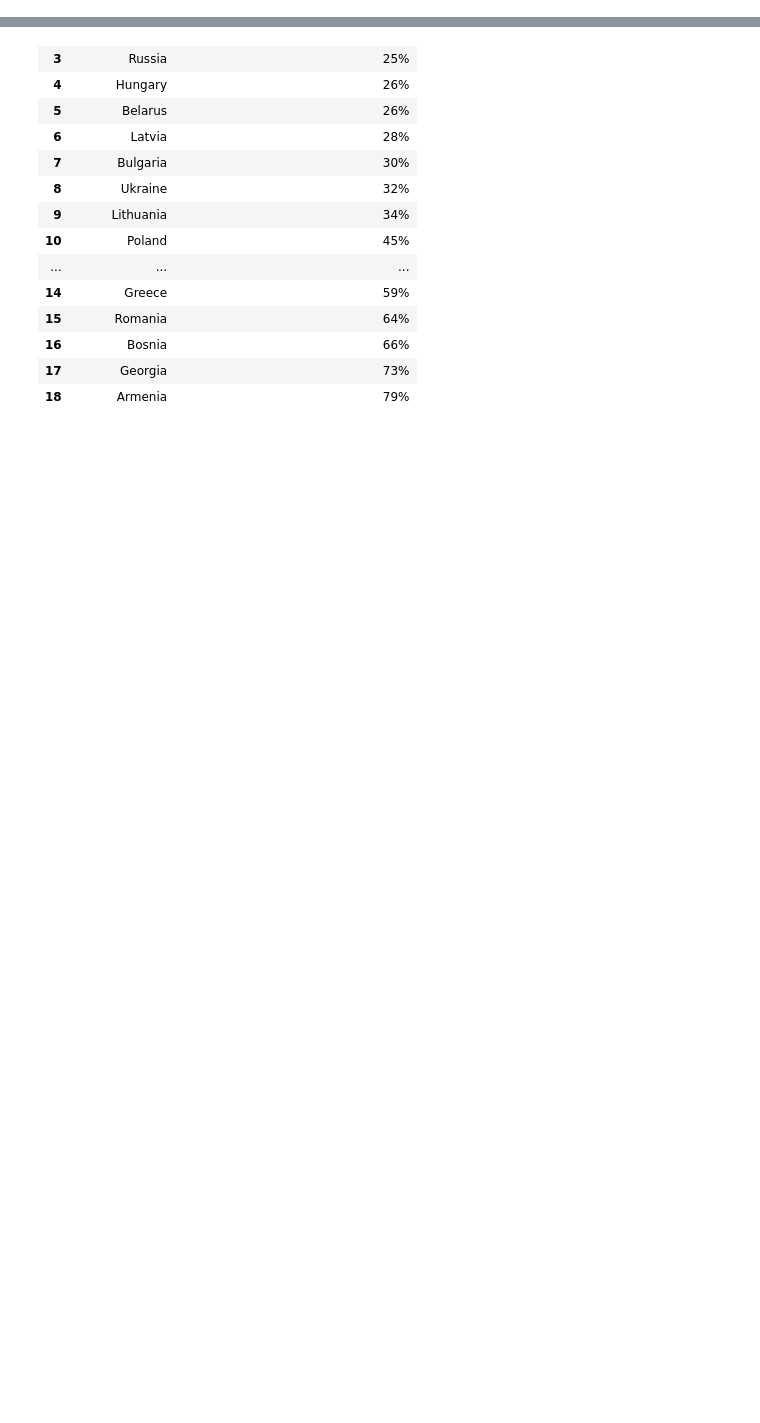
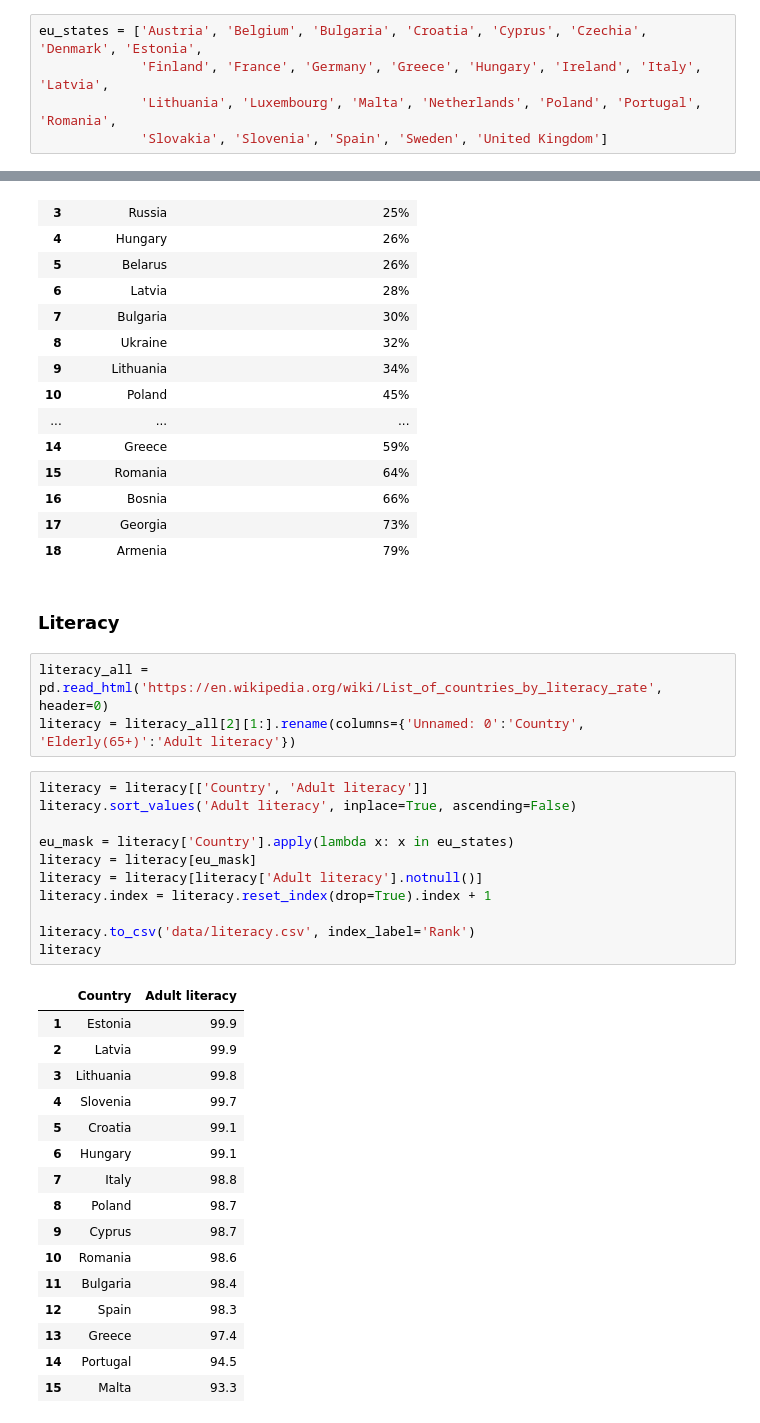
Before and after one commit to korjusk/Estonia, a Jupyter notebook: gather_data.ipynb, the cells around one changed output, grey strips where cells are left out. Saved outputs shown, nothing was run; the diff lists cells and outputs as text; blank space fills up the shorter version.

Commit message:
added Literacy and Dept

```diff
--- a/gather_data.ipynb
+++ b/gather_data.ipynb
@@ -3,6 +3,11 @@
 # %%
 import pandas as pd
 import re
+# %%
+eu_states = ['Austria', 'Belgium', 'Bulgaria', 'Croatia', 'Cyprus', 'Czechia', 'Denmark', 'Estonia',
+             'Finland', 'France', 'Germany', 'Greece', 'Hungary', 'Ireland', 'Italy', 'Latvia',
+             'Lithuania', 'Luxembourg', 'Malta', 'Netherlands', 'Poland', 'Portugal', 'Romania',
+             'Slovakia', 'Slovenia', 'Spain', 'Sweden', 'United Kingdom']
 # %% [markdown]
 ### Maternity leave
 # %%
@@ -151,3 +155,36 @@ atheism
 | 16 | Bosnia | 66% |
 | 17 | Georgia | 73% |
 | 18 | Armenia | 79% |
+# %% [markdown]
+### Literacy
+# %%
+literacy_all = pd.read_html('https://en.wikipedia.org/wiki/List_of_countries_by_literacy_rate', header=0)
+literacy = literacy_all[2][1:].rename(columns={'Unnamed: 0':'Country', 'Elderly(65+)':'Adult literacy'})
+# %%
+literacy = literacy[['Country', 'Adult literacy']]
+literacy.sort_values('Adult literacy', inplace=True, ascending=False)
+
+eu_mask = literacy['Country'].apply(lambda x: x in eu_states)
+literacy = literacy[eu_mask]
+literacy = literacy[literacy['Adult literacy'].notnull()]
+literacy.index = literacy.reset_index(drop=True).index + 1
+
+literacy.to_csv('data/literacy.csv', index_label='Rank')
+literacy
+# %% [output]
+|  | Country | Adult literacy |
+| 1 | Estonia | 99.9 |
+| 2 | Latvia | 99.9 |
+| 3 | Lithuania | 99.8 |
+| 4 | Slovenia | 99.7 |
+| 5 | Croatia | 99.1 |
+| 6 | Hungary | 99.1 |
+| 7 | Italy | 98.8 |
+| 8 | Poland | 98.7 |
+| 9 | Cyprus | 98.7 |
+| 10 | Romania | 98.6 |
+| 11 | Bulgaria | 98.4 |
+| 12 | Spain | 98.3 |
+| 13 | Greece | 97.4 |
+| 14 | Portugal | 94.5 |
+| 15 | Malta | 93.3 |
```
Also changed, not shown: parts of 1 cell of this notebook, 3 other files.
